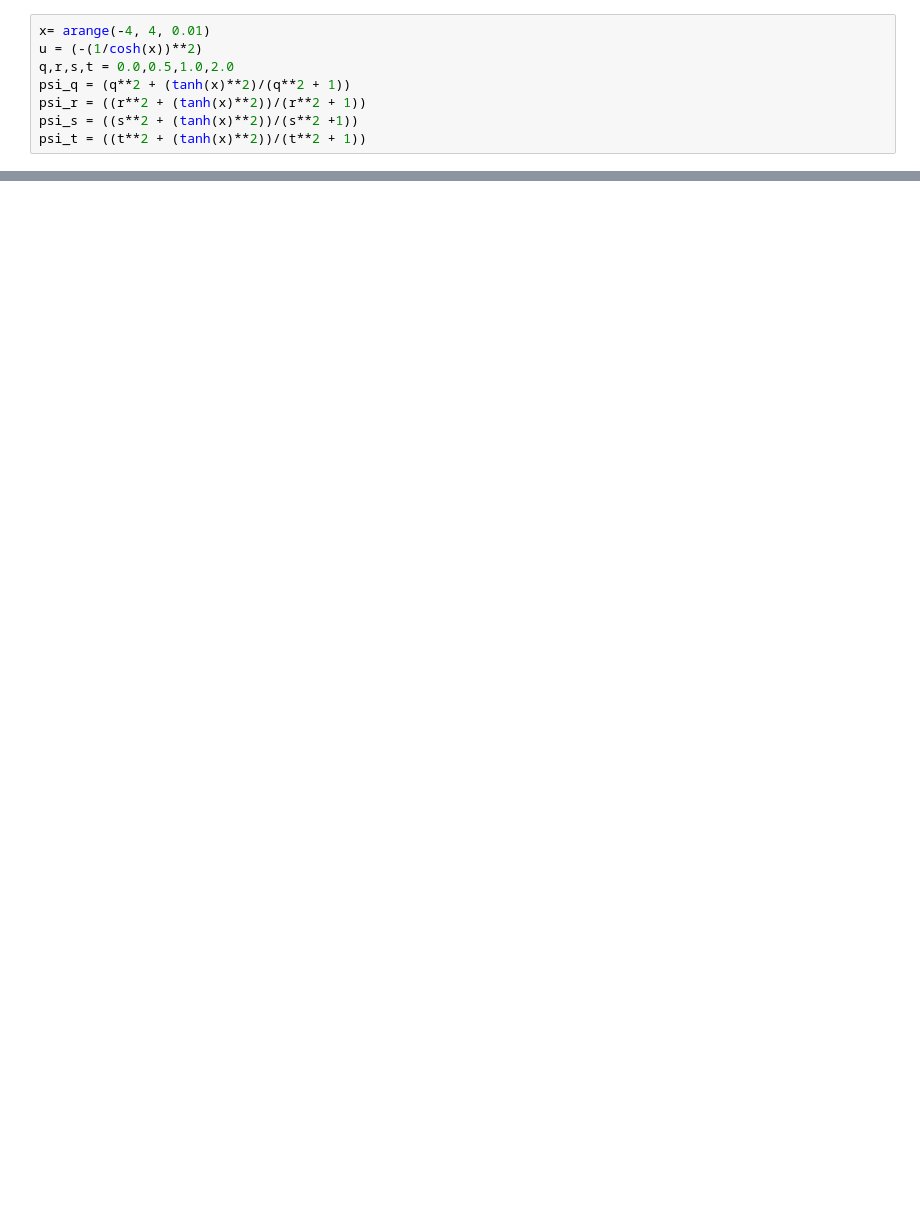
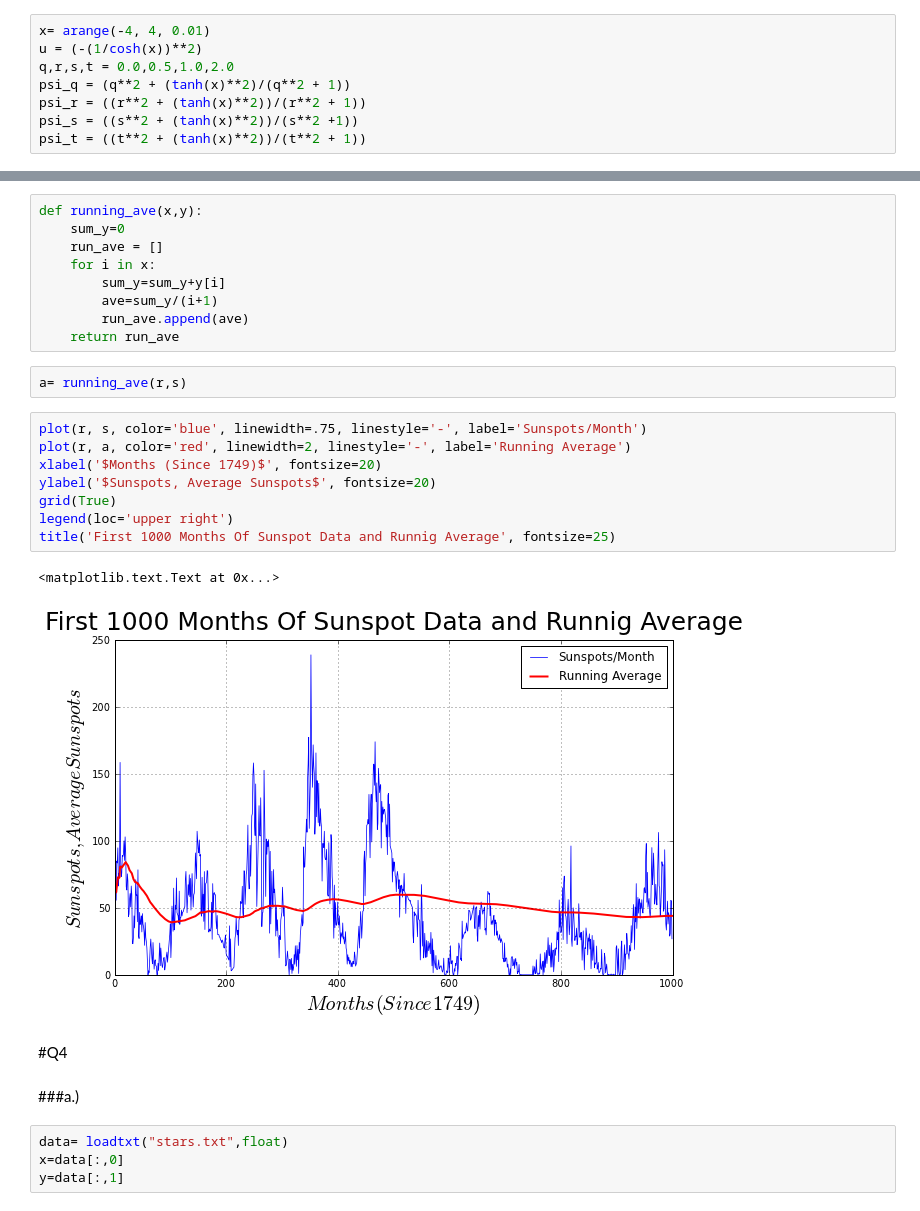
Before and after one commit to npilgram/PHYS202-S13, a Jupyter notebook: Week3/GraphicsEx2.ipynb, the cells around one changed output, grey strips where cells are left out. Cells and saved outputs as stored; diff of their text form; blank space fills up the shorter version.

```diff
--- a/Week3/GraphicsEx2.ipynb
+++ b/Week3/GraphicsEx2.ipynb
@@ -76,0 +91,30 @@ class tuple(object)
+# %%
+def running_ave(x,y):
+    sum_y=0
+    run_ave = []
+    for i in x:
+        sum_y=sum_y+y[i]
+        ave=sum_y/(i+1)
+        run_ave.append(ave)
+    return run_ave
+# %%
+a= running_ave(r,s)
+# %%
+plot(r, s, color='blue', linewidth=.75, linestyle='-', label='Sunspots/Month')
+plot(r, a, color='red', linewidth=2, linestyle='-', label='Running Average')
+xlabel('$Months (Since 1749)$', fontsize=20)
+ylabel('$Sunspots, Average Sunspots$', fontsize=20)
+grid(True)
+legend(loc='upper right')
+title('First 1000 Months Of Sunspot Data and Runnig Average', fontsize=25)
+# %% [output]
+<matplotlib.text.Text at 0x...>
+[figure, added]
+# %% [markdown]
+#Q4
+# %% [markdown]
+###a.)
+# %%
+data= loadtxt("stars.txt",float)
+x=data[:,0]
+y=data[:,1]
```
Also changed, not shown: parts of 30 cells of this notebook.
